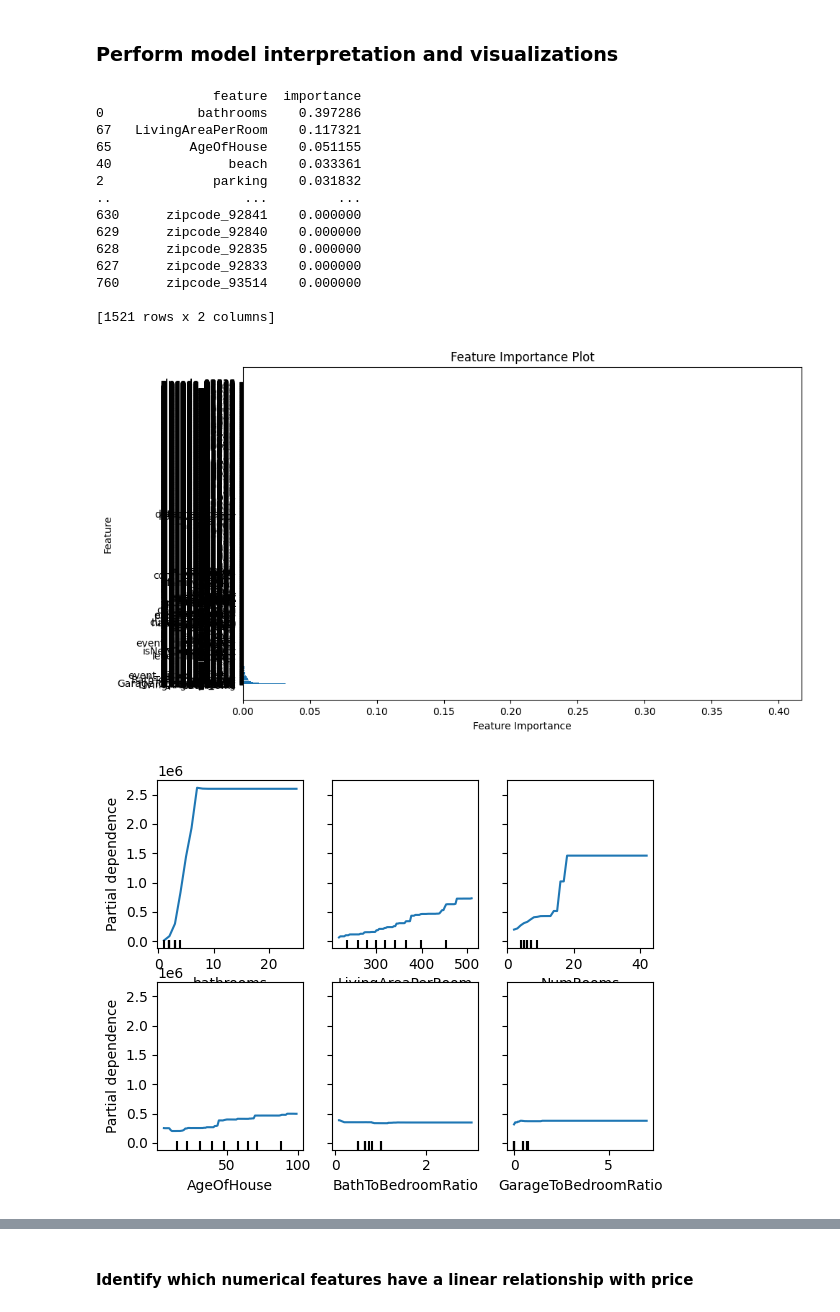
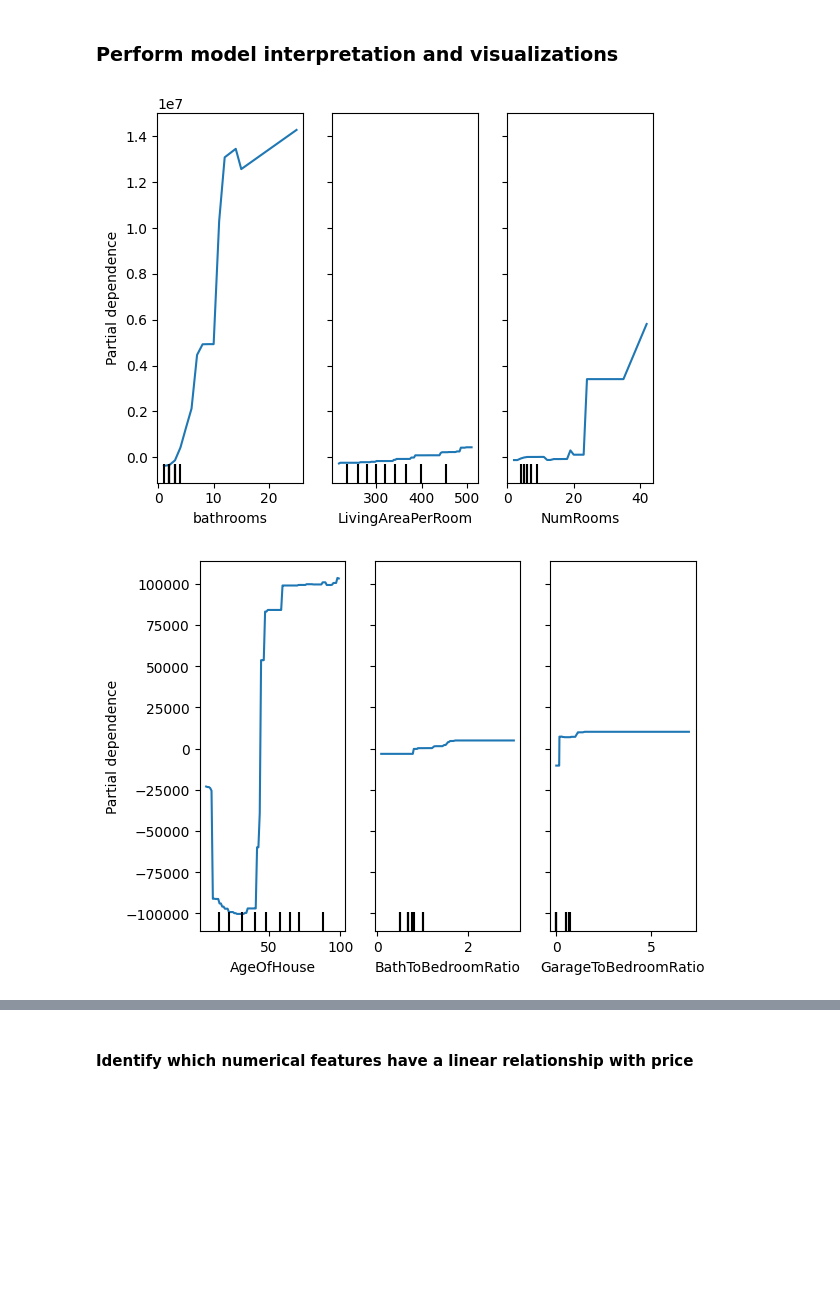
Before and after one commit to vinay-jain-1/ml-capstone-real-estate-price-prediction, a Jupyter notebook: california_real_estate_price_predictor.ipynb, the cells around one changed output, grey strips where cells are left out. Cells and saved outputs as stored; diff of their text form; code cells hidden in the pictures; blank space fills up the shorter version.

```diff
--- a/california_real_estate_price_predictor.ipynb
+++ b/california_real_estate_price_predictor.ipynb
@@ -507,49 +498,39 @@ Best Model - MSE: 2321778209060.556, R-squared: 0.5431473426604001
 # %%
 import matplotlib.pyplot as plt
 import shap
 
 # Feature Importance
 feature_importances = pd.DataFrame({'feature': X.columns, 'importance': best_model.feature_importances_})
 feature_importances = feature_importances.sort_values('importance', ascending=False)
-print(feature_importances)
-plt.figure(figsize=(10, 6))
-plt.barh(feature_importances['feature'], feature_importances['importance'])
-plt.xlabel('Feature Importance')
-plt.ylabel('Feature')
-plt.title('Feature Importance Plot')
-plt.show()
+# print(feature_importances)
+# plt.figure(figsize=(10, 6))
+# plt.barh(feature_importances['feature'], feature_importances['importance'])
+# plt.xlabel('Feature Importance')
+# plt.ylabel('Feature')
+# plt.title('Feature Importance Plot')
+# plt.show()
 
 # Partial Dependence Plots
 from sklearn.inspection import PartialDependenceDisplay
 
-PartialDependenceDisplay.from_estimator(best_model, X_train, ['bathrooms', 'LivingAreaPerRoom', 'NumRooms', 'AgeOfHouse', 'BathToBedroomRatio', 'GarageToBedroomRatio'])
+#PartialDependenceDisplay.from_estimator(best_model, X_train, ['bathrooms', 'LivingAreaPerRoom', 'NumRooms', 'AgeOfHouse', 'BathToBedroomRatio', 'GarageToBedroomRatio'])
+PartialDependenceDisplay.from_estimator(best_model, X_train, ['bathrooms', 'LivingAreaPerRoom', 'NumRooms'])
+plt.show()
+
+PartialDependenceDisplay.from_estimator(best_model, X_train, ['AgeOfHouse', 'BathToBedroomRatio', 'GarageToBedroomRatio'])
 plt.show()
 
 # SHAP Values
 explainer = shap.Explainer(best_model)
 shap_values = explainer(X_test)
 
 # Force Plot
 shap.plots.force(shap_values[0])  # Create a force plot for the first instance in the test set
 plt.show()
 
 # Summary Plot
 shap.summary_plot(shap_values)  # Create a summary plot of SHAP values
 plt.show()
 # %% [output]
-               feature  importance
-0            bathrooms    0.397286
-67   LivingAreaPerRoom    0.117321
-65          AgeOfHouse    0.051155
-40               beach    0.033361
-2              parking    0.031832
-..                 ...         ...
-630      zipcode_92841    0.000000
-629      zipcode_92840    0.000000
-628      zipcode_92835    0.000000
-627      zipcode_92833    0.000000
-760      zipcode_93514    0.000000
-
-[1521 rows x 2 columns]
-[figure, old version]
+[figure, new version]
-[figure, old version]
+[figure, new version]
```
Also changed, not shown: parts of 13 cells of this notebook, 1 other file.
